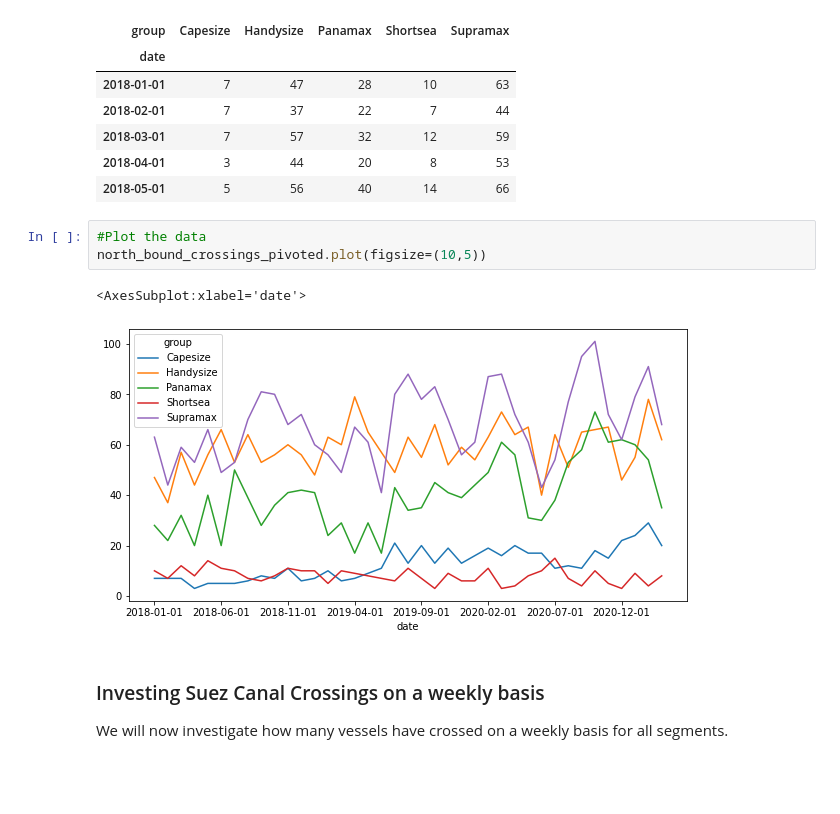
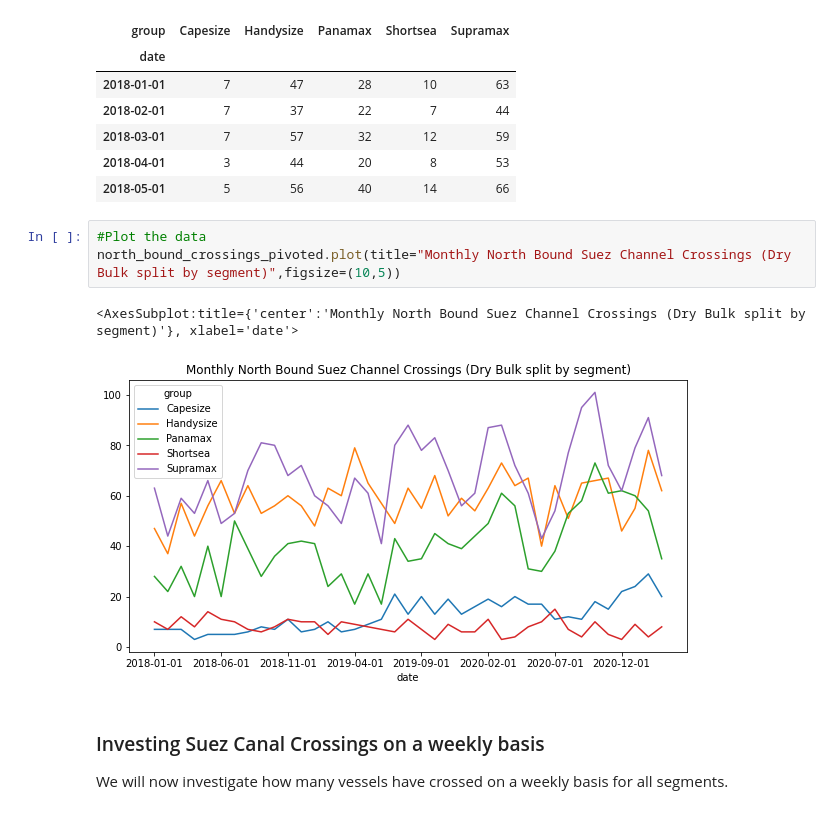
Before and after one commit to oceanbolt/oceanbolt-python-sdk, a Jupyter notebook: docs/examples/14_suez_canal_passings.ipynb, the cells around one changed output. Saved outputs shown, nothing was run; the diff lists cells and outputs as text; blank space fills up the shorter version.

Commit message:
added title

```diff
--- a/docs/examples/14_suez_canal_passings.ipynb
+++ b/docs/examples/14_suez_canal_passings.ipynb
@@ -98,10 +98,10 @@ north_bound_crossings_pivoted.head(5)
 | 2018-05-01 | 5 | 56 | 40 | 14 | 66 |
 # %%
 #Plot the data
-north_bound_crossings_pivoted.plot(figsize=(10,5))
+north_bound_crossings_pivoted.plot(title="Monthly North Bound Suez Channel Crossings (Dry Bulk split by segment)",figsize=(10,5))
 # %% [output]
-<AxesSubplot:xlabel='date'>
+<AxesSubplot:title={'center':'Monthly North Bound Suez Channel Crossings (Dry Bulk split by segment)'}, xlabel='date'>
-[figure, old version]
+[figure, new version]
 # %% [markdown]
 ### Investing Suez Canal Crossings on a weekly basis
 We will now investigate how many vessels have crossed on a weekly basis for all segments.
```
Also changed, not shown: parts of 1 cell of this notebook.
